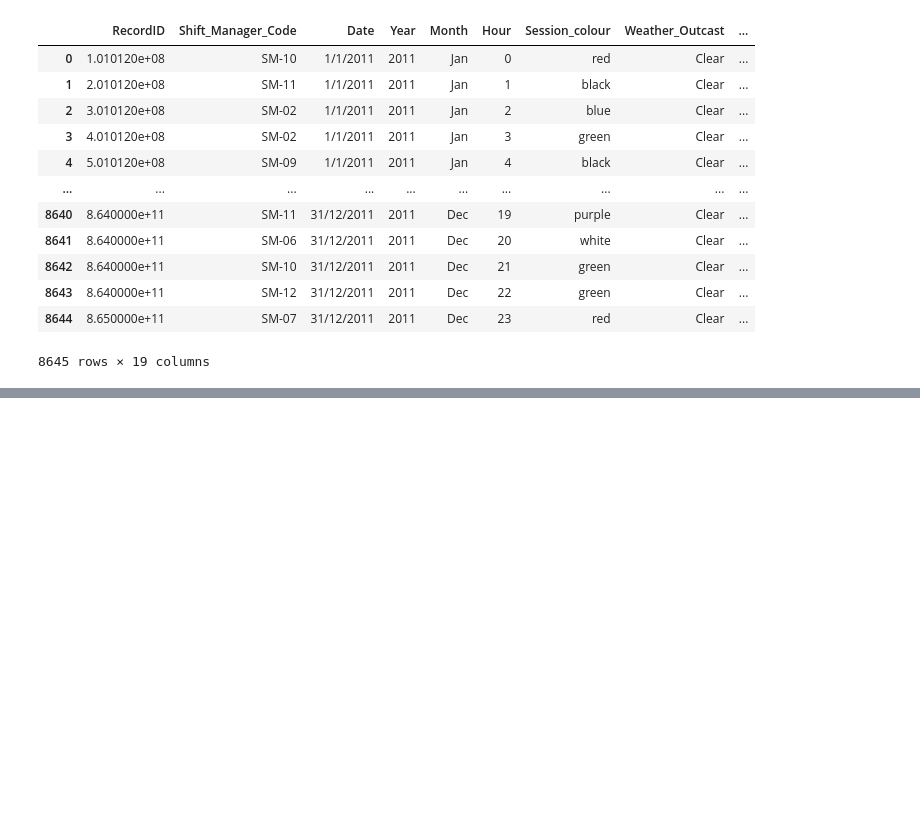
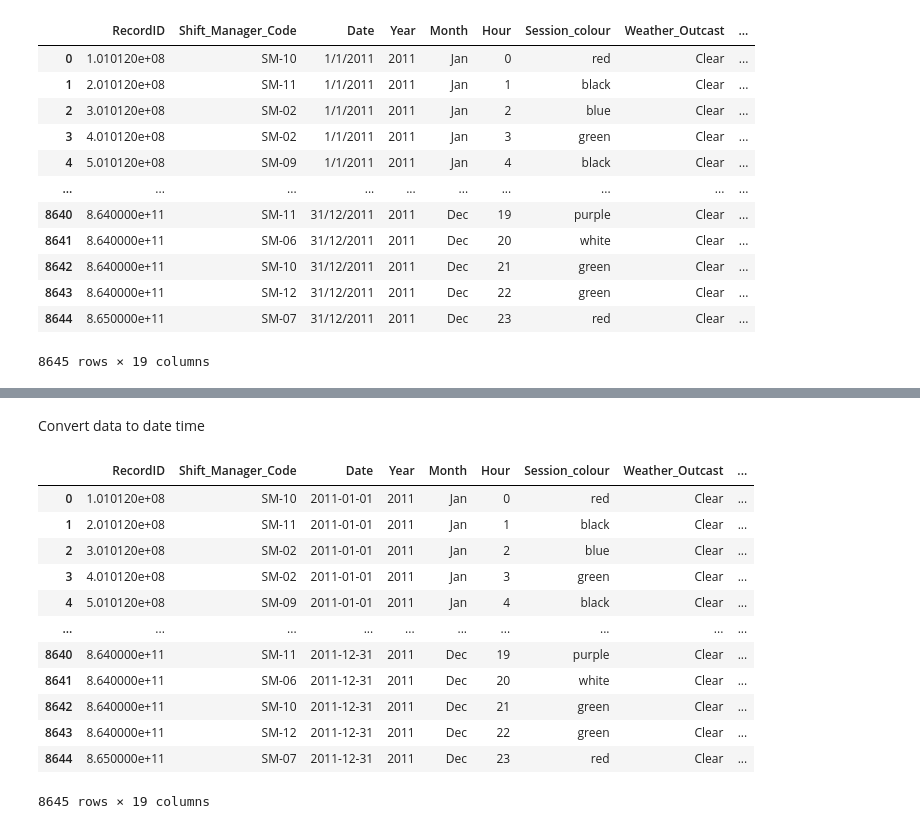
Before and after one commit to nananana25/MSI140, a Jupyter notebook: MIS140A1_Praba_200000072.ipynb, the cells around one changed output, grey strips where cells are left out. Cells and saved outputs as stored; diff of their text form; code cells hidden in the pictures; blank space fills up the shorter version.

```diff
--- a/MIS140A1_Praba_200000072.ipynb
+++ b/MIS140A1_Praba_200000072.ipynb
@@ -20,0 +139,18 @@ display(df)
+# %% [markdown]
+Convert data to date time
+# %%
+df
+# %% [output]
+|  | RecordID | Shift_Manager_Code | Date | Year | Month | Hour | Session_colour | Weather_Outcast | ... |
+| 0 | 1.010120e+08 | SM-10 | 2011-01-01 | 2011 | Jan | 0 | red | Clear | ... |
+| 1 | 2.010120e+08 | SM-11 | 2011-01-01 | 2011 | Jan | 1 | black | Clear | ... |
+| 2 | 3.010120e+08 | SM-02 | 2011-01-01 | 2011 | Jan | 2 | blue | Clear | ... |
+| 3 | 4.010120e+08 | SM-02 | 2011-01-01 | 2011 | Jan | 3 | green | Clear | ... |
+| 4 | 5.010120e+08 | SM-09 | 2011-01-01 | 2011 | Jan | 4 | black | Clear | ... |
+| ... | ... | ... | ... | ... | ... | ... | ... | ... | ... |
+| 8640 | 8.640000e+11 | SM-11 | 2011-12-31 | 2011 | Dec | 19 | purple | Clear | ... |
+| 8641 | 8.640000e+11 | SM-06 | 2011-12-31 | 2011 | Dec | 20 | white | Clear | ... |
+| 8642 | 8.640000e+11 | SM-10 | 2011-12-31 | 2011 | Dec | 21 | green | Clear | ... |
+| 8643 | 8.640000e+11 | SM-12 | 2011-12-31 | 2011 | Dec | 22 | green | Clear | ... |
+| 8644 | 8.650000e+11 | SM-07 | 2011-12-31 | 2011 | Dec | 23 | red | Clear | ... |
+8645 rows × 19 columns
```
Also changed, not shown: parts of 24 cells of this notebook.
